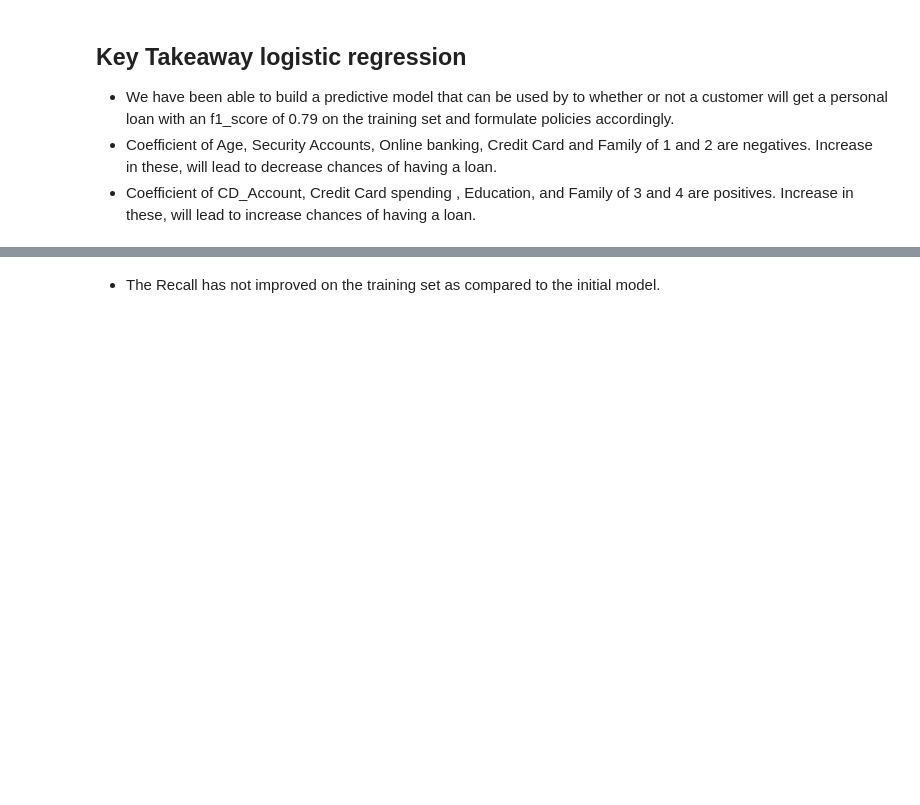
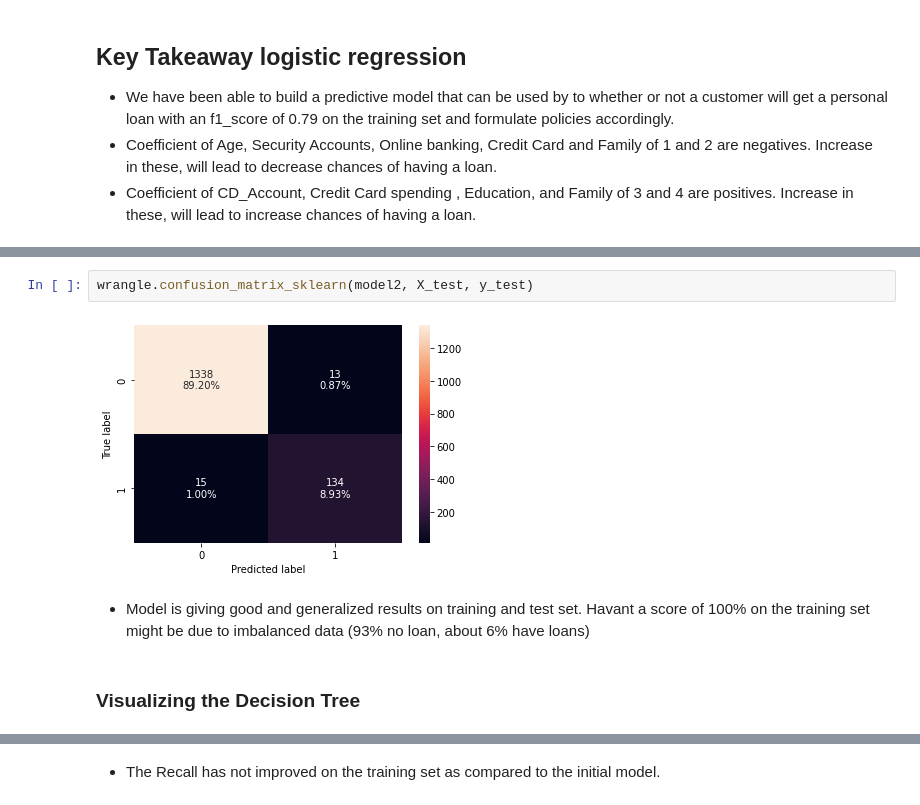
Before and after one commit to cfreeman22/loan_modeling_project, a Jupyter notebook: loan_modeling.ipynb, the cells around one changed output, grey strips where cells are left out. Saved outputs shown, nothing was run; the diff lists cells and outputs as text; blank space fills up the shorter version.

```diff
--- a/loan_modeling.ipynb
+++ b/loan_modeling.ipynb
@@ -891,0 +924,8 @@ Test set performance comparison:
+# %%
+wrangle.confusion_matrix_sklearn(model2, X_test, y_test)
+# %% [output]
+[figure, added]
+# %% [markdown]
+- Model is giving good and generalized results on training and test set. Havant a score of 100% on the training set might be due to imbalanced data (93% no loan, about 6% have loans)
+# %% [markdown]
+### Visualizing the Decision Tree
```
Also changed, not shown: parts of 43 cells of this notebook.
